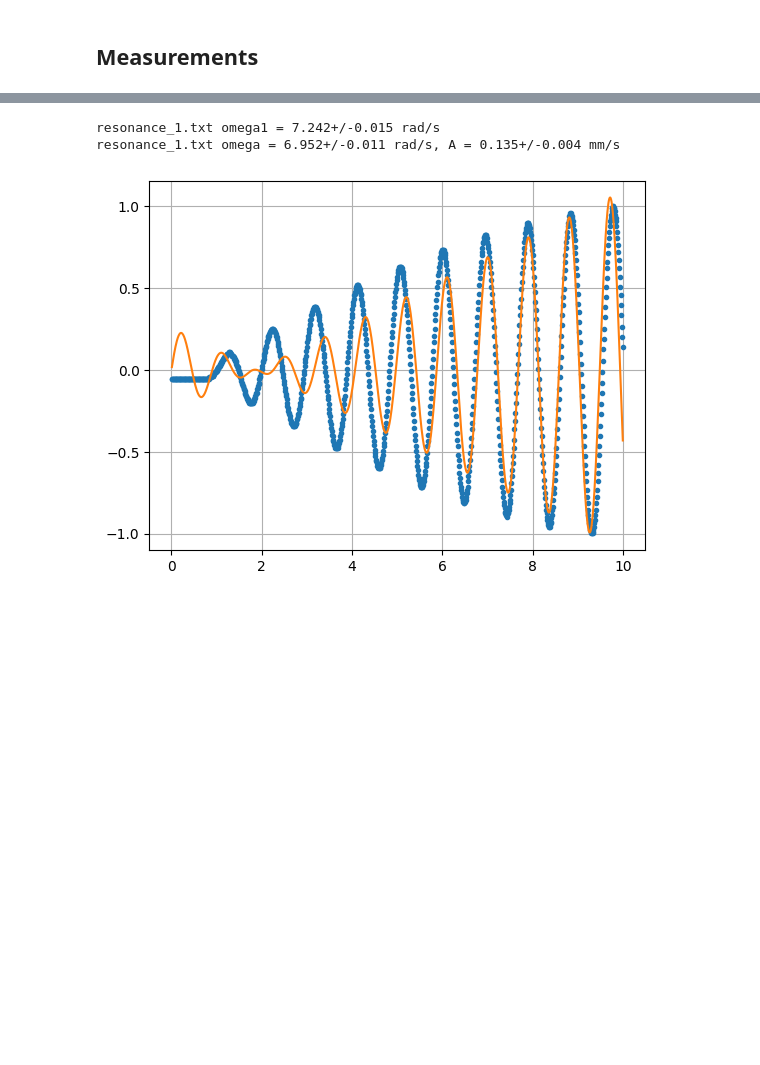
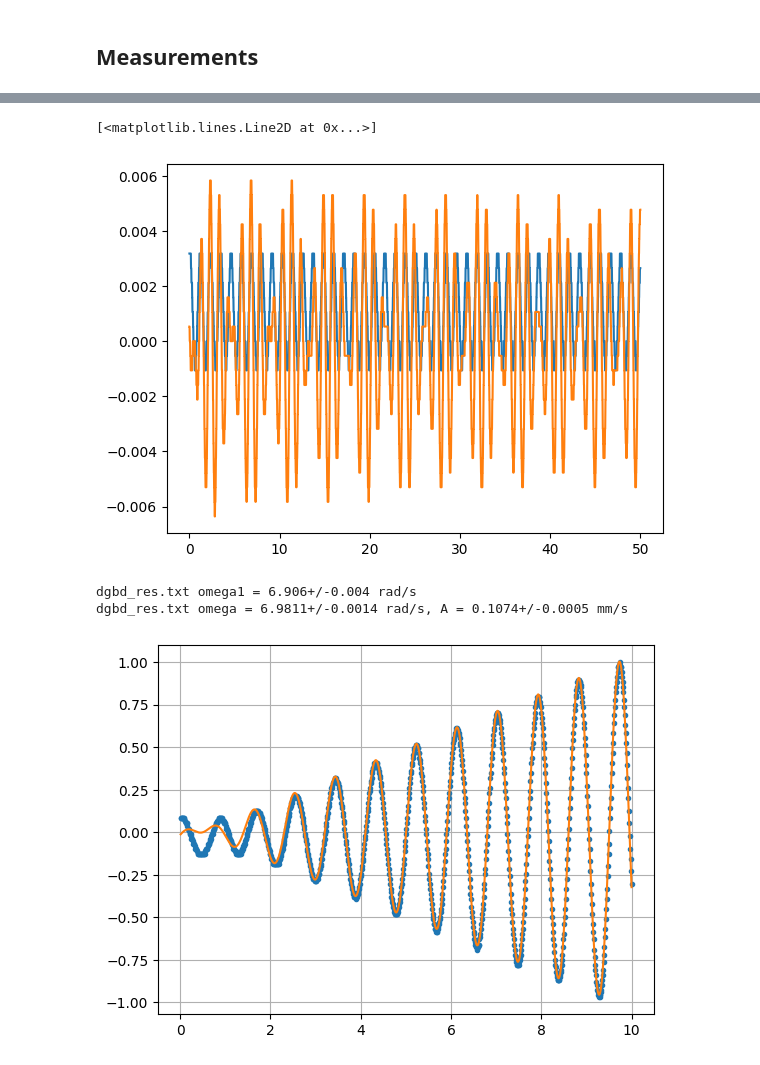
Before and after one commit to evgeny-kolonsky/Lab1h, a Jupyter notebook: BE_Calculator.ipynb, the cells around one changed output, grey strips where cells are left out. Saved outputs shown, nothing was run; the diff lists cells and outputs as text; code cells hidden in the pictures; blank space fills up the shorter version.

```diff
--- a/BE_Calculator.ipynb
+++ b/BE_Calculator.ipynb
@@ -115,8 +119,22 @@ def get_freq3(t, b):
   plt.plot(t, b, '.')
   plt.plot(t, resonanse(t, *popt))
   return omega, A
+# %%
+filename = 'dgbd_under_res.txt'
+
+t, a, b = np.genfromtxt(filename, delimiter='\t', usecols=[1,2, 3], unpack=True)
+
+l = 125e-3
+N = 236
+a *= l / N
+b *= l / N
+plt.plot(t, a)
+plt.plot(t, b)
+# %% [output]
+[<matplotlib.lines.Line2D at 0x...>]
+[figure, added]
 # %%
-filename = 'resonance_1.txt'
+filename = 'dgbd_res.txt'
 
 t, a, b = np.genfromtxt(filename, delimiter='\t', usecols=[1,2, 3], unpack=True)
 a -= a.mean()
@@ -133,6 +151,6 @@ print(f'{filename} omega = {om} rad/s, A = {A} mm/s')
 plt.grid()
 plt.show()
 # %% [output]
-resonance_1.txt omega1 = 7.242+/-0.015 rad/s
-resonance_1.txt omega = 6.952+/-0.011 rad/s, A = 0.135+/-0.004 mm/s
+dgbd_res.txt omega1 = 6.906+/-0.004 rad/s
+dgbd_res.txt omega = 6.9811+/-0.0014 rad/s, A = 0.1074+/-0.0005 mm/s
-[figure, old version]
+[figure, new version]
```
Also changed, not shown: parts of 3 cells of this notebook.
